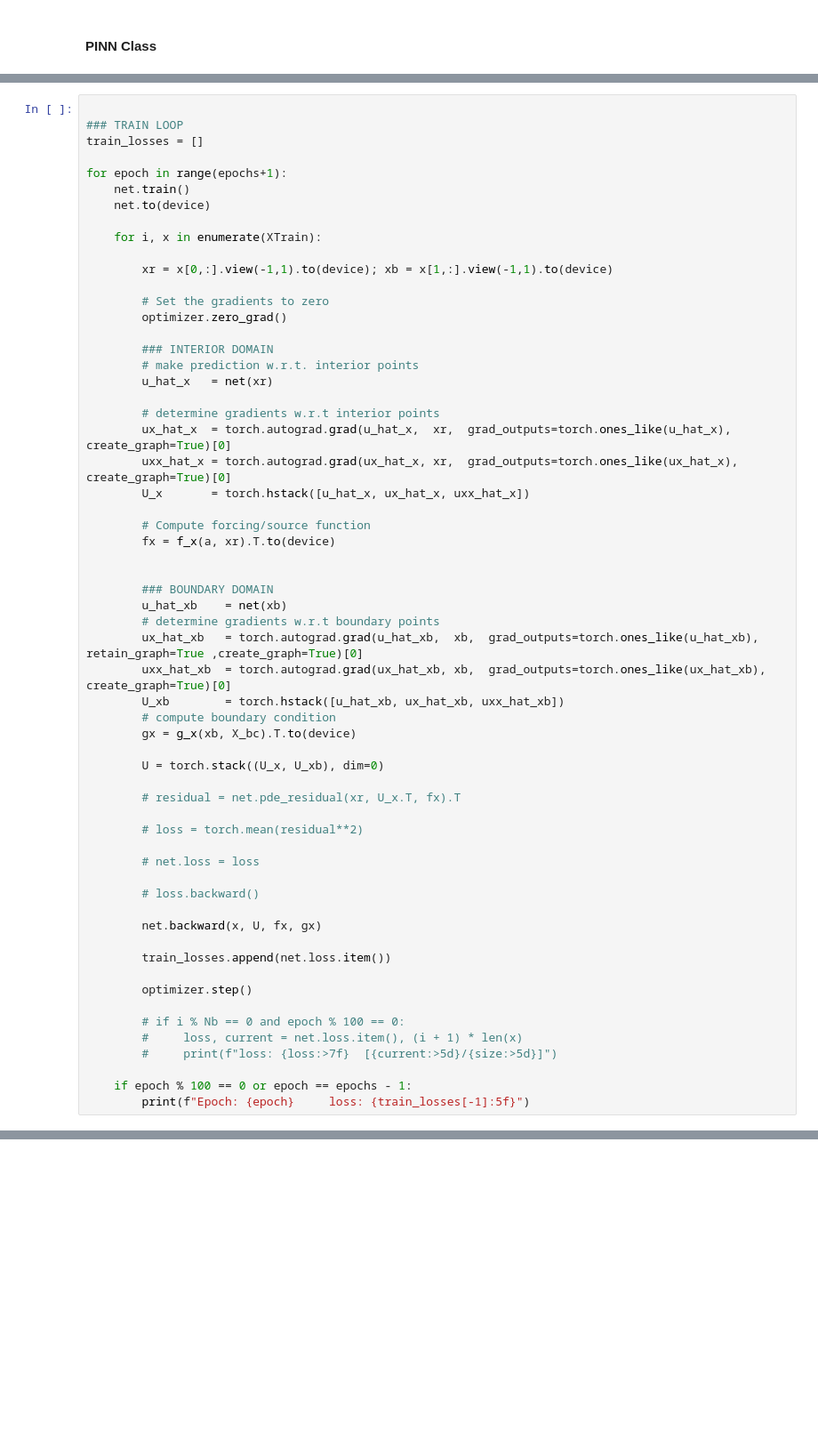
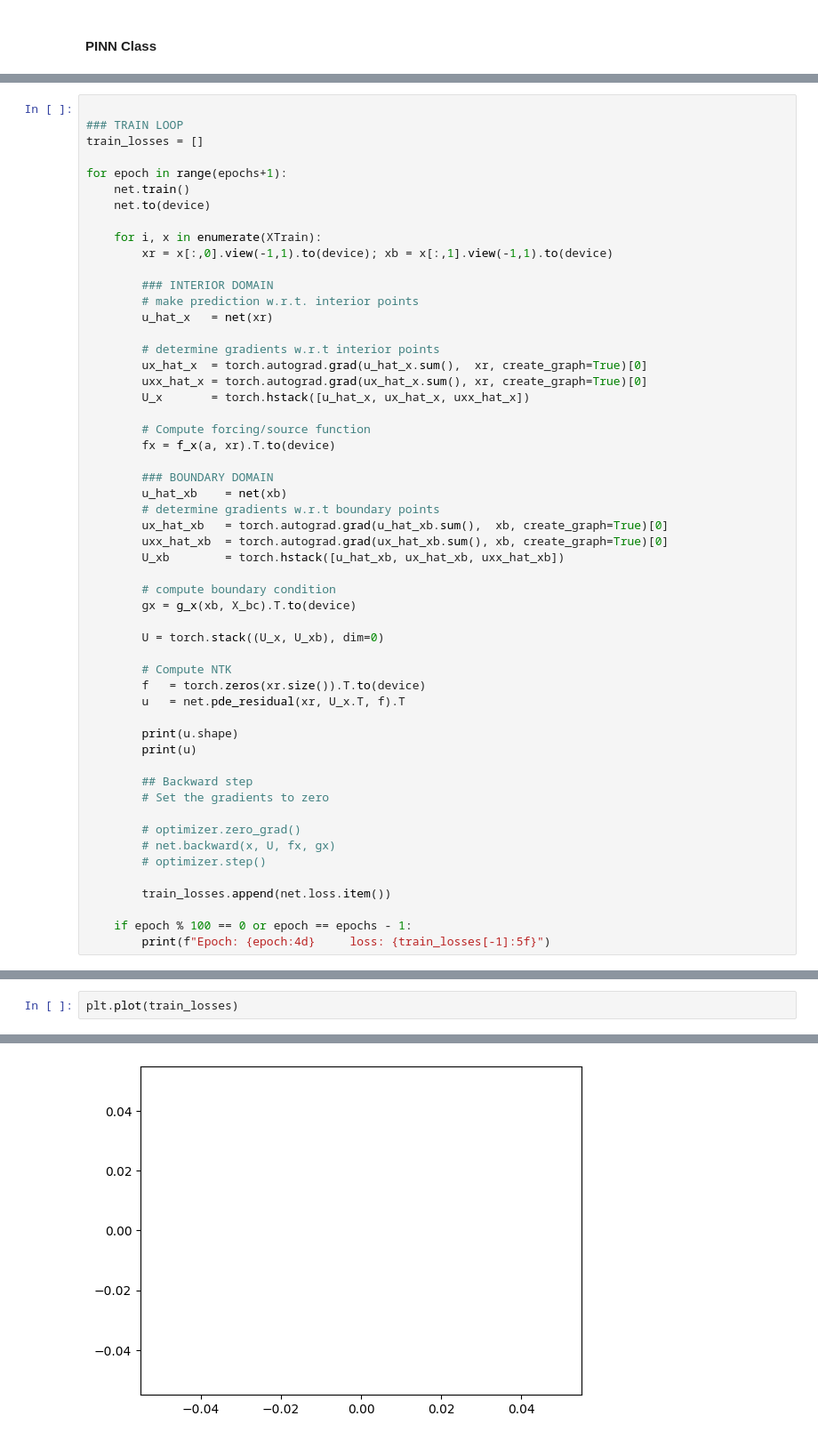
Before and after one commit to ikbenali/ReproducibilityProject_DL, a Jupyter notebook: Poisson1Dntk.ipynb, the cells around one changed output, grey strips where cells are left out. Shown: that part at 89% size. Saved outputs shown, nothing was run; the diff lists cells and outputs as text; blank space fills up the shorter version.

```diff
--- a/Poisson1Dntk.ipynb
+++ b/Poisson1Dntk.ipynb
@@ -240,54 +278,48 @@ for epoch in range(epochs+1):
     net.to(device)
 
     for i, x in enumerate(XTrain):
-
-        xr = x[0,:].view(-1,1).to(device); xb = x[1,:].view(-1,1).to(device)
-
-        # Set the gradients to zero
-        optimizer.zero_grad()
+        xr = x[:,0].view(-1,1).to(device); xb = x[:,1].view(-1,1).to(device)
 
         ### INTERIOR DOMAIN
         # make prediction w.r.t. interior points
         u_hat_x   = net(xr)
 
         # determine gradients w.r.t interior points
-        ux_hat_x  = torch.autograd.grad(u_hat_x,  xr,  grad_outputs=torch.ones_like(u_hat_x),  create_graph=True)[0]
-        uxx_hat_x = torch.autograd.grad(ux_hat_x, xr,  grad_outputs=torch.ones_like(ux_hat_x), create_graph=True)[0]
+        ux_hat_x  = torch.autograd.grad(u_hat_x.sum(),  xr, create_graph=True)[0]
+        uxx_hat_x = torch.autograd.grad(ux_hat_x.sum(), xr, create_graph=True)[0]
         U_x       = torch.hstack([u_hat_x, ux_hat_x, uxx_hat_x])
 
         # Compute forcing/source function
         fx = f_x(a, xr).T.to(device)
 
-
         ### BOUNDARY DOMAIN
         u_hat_xb    = net(xb)
         # determine gradients w.r.t boundary points
-        ux_hat_xb   = torch.autograd.grad(u_hat_xb,  xb,  grad_outputs=torch.ones_like(u_hat_xb),  retain_graph=True ,create_graph=True)[0]
-        uxx_hat_xb  = torch.autograd.grad(ux_hat_xb, xb,  grad_outputs=torch.ones_like(ux_hat_xb), create_graph=True)[0]
+        ux_hat_xb   = torch.autograd.grad(u_hat_xb.sum(),  xb, create_graph=True)[0]
+        uxx_hat_xb  = torch.autograd.grad(ux_hat_xb.sum(), xb, create_graph=True)[0]
         U_xb        = torch.hstack([u_hat_xb, ux_hat_xb, uxx_hat_xb])
+
         # compute boundary condition
         gx = g_x(xb, X_bc).T.to(device)
 
         U = torch.stack((U_x, U_xb), dim=0)
 
-        # residual = net.pde_residual(xr, U_x.T, fx).T
+        # Compute NTK
+        f   = torch.zeros(xr.size()).T.to(device)
+        u   = net.pde_residual(xr, U_x.T, f).T
 
-        # loss = torch.mean(residual**2)
+        print(u.shape)
+        print(u)
 
-        # net.loss = loss
+        ## Backward step
+        # Set the gradients to zero
 
-        # loss.backward()
-
-        net.backward(x, U, fx, gx)
+        # optimizer.zero_grad()
+        # net.backward(x, U, fx, gx)
+        # optimizer.step()
 
         train_losses.append(net.loss.item())
 
-        optimizer.step()
-
-        # if i % Nb == 0 and epoch % 100 == 0:
-        #     loss, current = net.loss.item(), (i + 1) * len(x)
-        #     print(f"loss: {loss:>7f}  [{current:>5d}/{size:>5d}]")
-
     if epoch % 100 == 0 or epoch == epochs - 1:
-        print(f"Epoch: {epoch}     loss: {train_losses[-1]:5f}")
+        print(f"Epoch: {epoch:4d}     loss: {train_losses[-1]:5f}")
 # %% [output]
@@ -328,0 +395,3 @@ plt.show()
+# %%
+plt.plot(train_losses)
+# %% [output]
@@ -328,0 +399 @@ plt.show()
+[figure, added]
```
Also changed, not shown: parts of 13 cells of this notebook.
